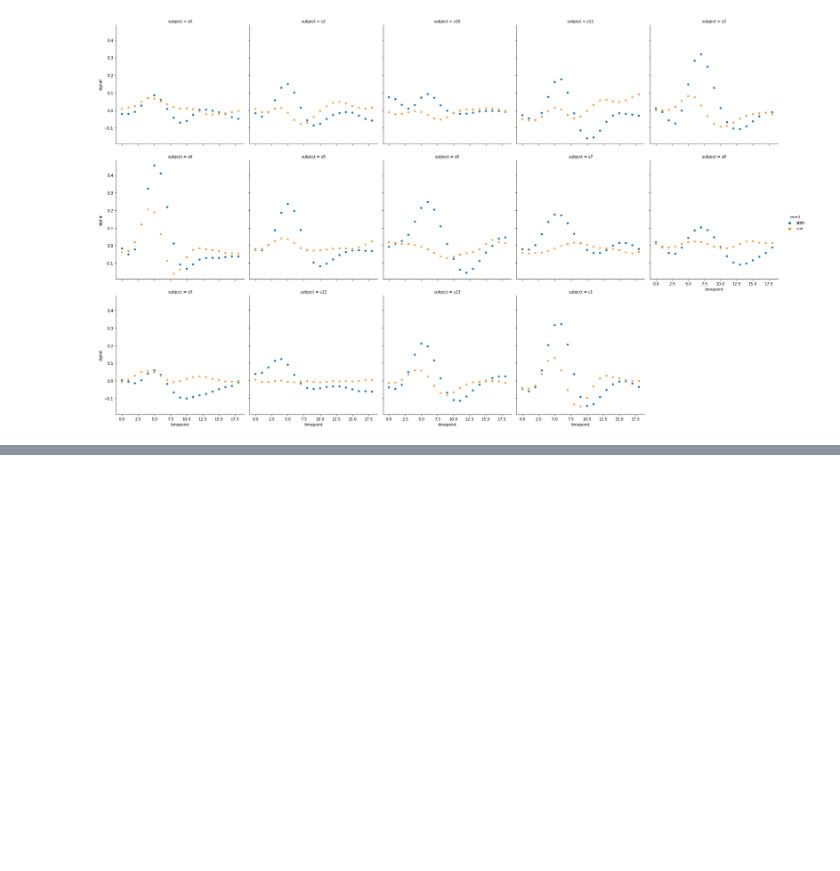
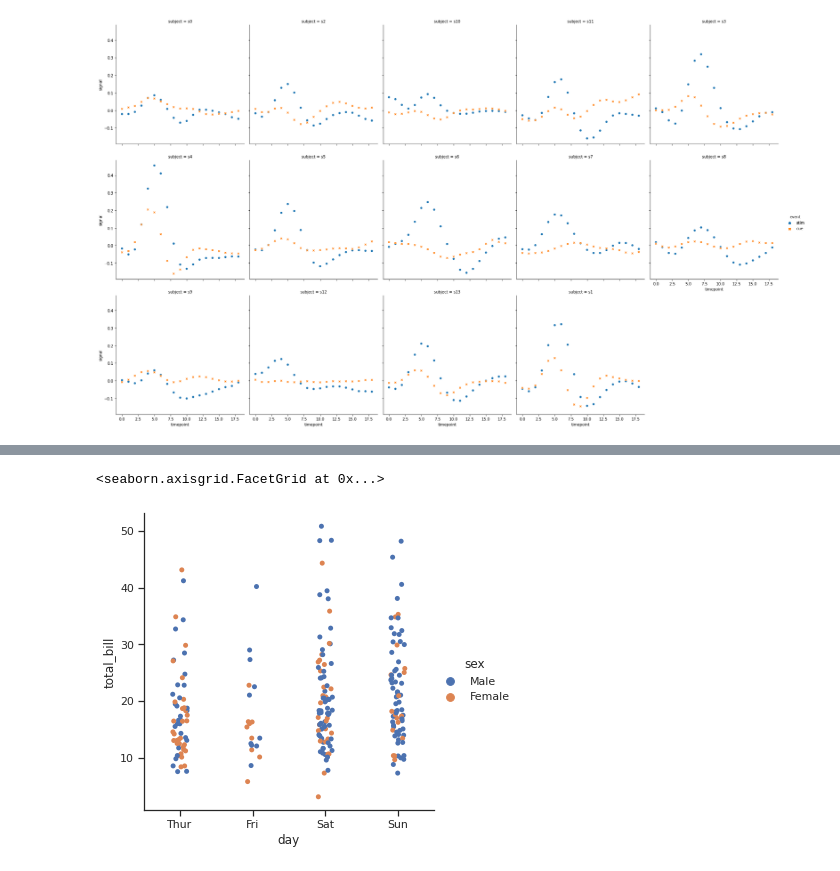
Before and after one commit to mirpouya/Basics-of-ML, a Jupyter notebook: Intermediate_Seaborn.ipynb, the cells around one changed output, grey strips where cells are left out. Saved outputs shown, nothing was run; the diff lists cells and outputs as text; code cells hidden in the pictures; blank space fills up the shorter version.

```diff
--- a/Intermediate_Seaborn.ipynb
+++ b/Intermediate_Seaborn.ipynb
@@ -168,0 +177,11 @@ sns.relplot(x="timepoint", y="signal", hue="event", style="event", col="subject"
+# %%
+# setting some styles for seaborn
+
+sns.set(style="ticks", color_codes=True)
+# %%
+# seaborn categorical plots
+
+sns.catplot(x="day", y="total_bill", hue="sex", data=tips_data)
+# %% [output]
+<seaborn.axisgrid.FacetGrid at 0x...>
+[figure, added]
```
Also changed, not shown: parts of 4 cells of this notebook.
